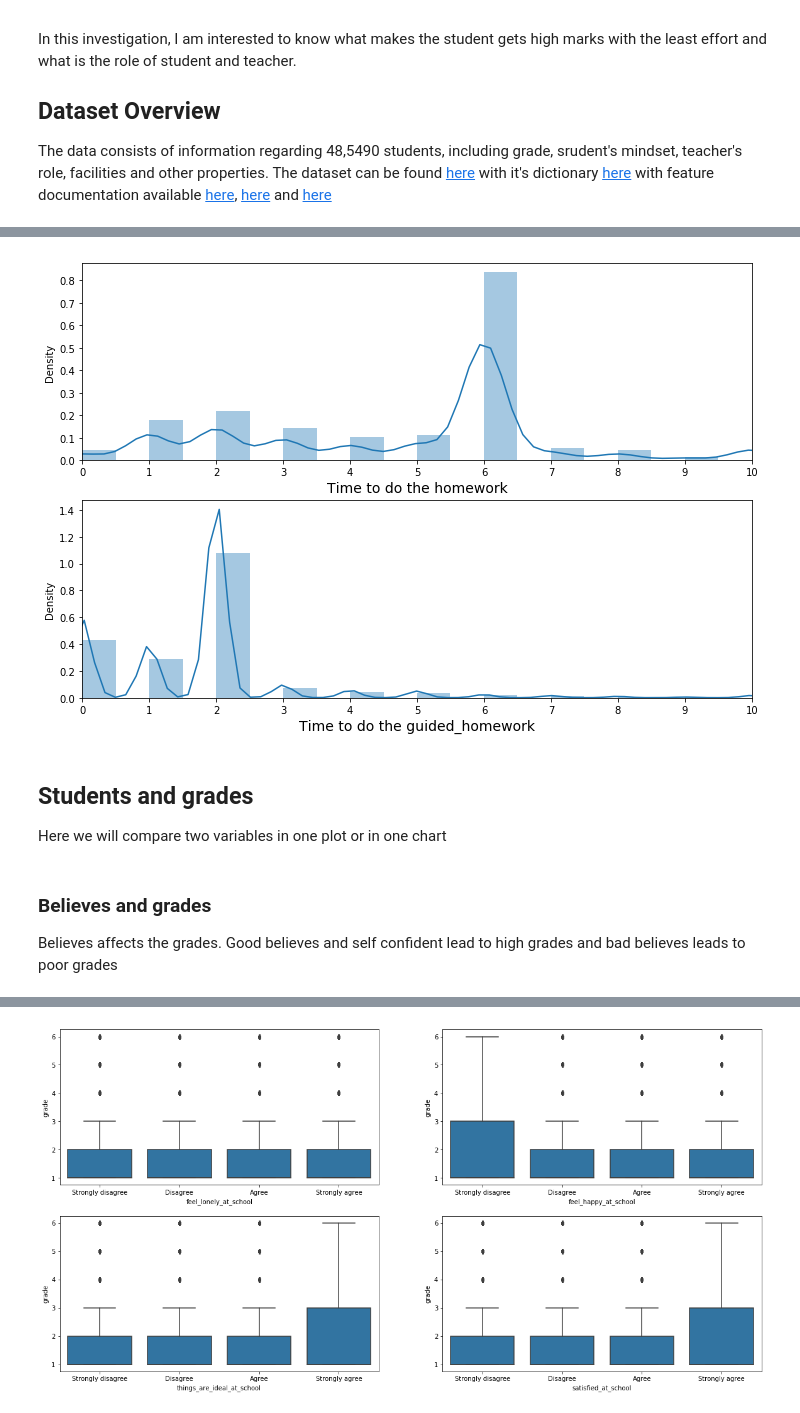
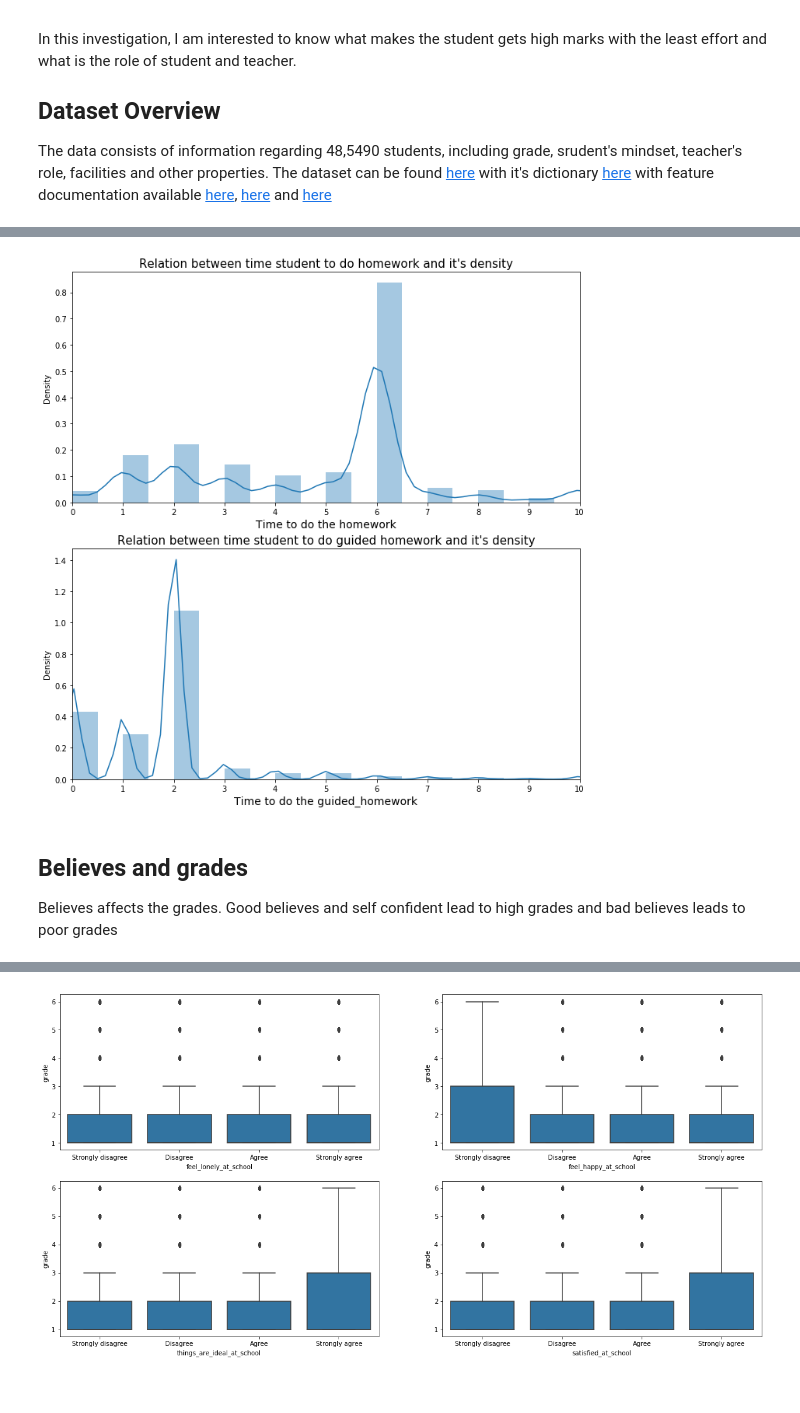
Before and after one commit to Haitham-Darwish/Communicate-data-findings, a Jupyter notebook: slide_deck_template.ipynb, the cells around one changed output, grey strips where cells are left out. Cells and saved outputs as stored; diff of their text form; code cells hidden in the pictures.

```diff
--- a/slide_deck_template.ipynb
+++ b/slide_deck_template.ipynb
@@ -104,28 +101,28 @@ plt.xlim(0,10);
 Student spends less hour in the guided homework, as most popular hour in guided homework is two hours which is less than home work which is six.
 # %%
-plt.figure(figsize=[12,8])
+plt.figure(figsize=[ 11.69, 12])
+
 # subplot 1: homework
 plt.subplot(2, 1, 1)
 # plot the time to do the homework
 sb.distplot(student_roles_df_clean.homework, bins=60, color = default_color);
 
 plt.xticks(list(range(11)))
 plt.xlabel("Time to do the homework", size=14)
+plt.title("Relation between time student to do homework and it's density", size=15)
 plt.xlim(0,10);
 
 # subplot 2: guided_homework
 plt.subplot(2, 1, 2)
 # plot the time to do the guided_homework
 sb.distplot(student_roles_df_clean.guided_homework, bins=60, color = default_color);
 plt.xticks(list(range(11)))
 
+plt.title("Relation between time student to do guided homework and it's density", size=15)
 plt.xlabel("Time to do the guided_homework", size=14)
 plt.xlim(0,10);
 # %% [output]
-[figure, old version]
+[figure, new version]
-# %% [markdown]
-## Students and grades
-Here we will compare two variables in one plot or in one chart
 # %%
 def make_boxplot(var_list, width=20, height=40):
     """
@@ -160,7 +157,7 @@ def make_dist(var_list, table):
 
         g.set_titles('{col_name}', size=14)
 # %% [markdown]
-### Believes and grades
+## Believes and grades
 Believes affects the grades. Good believes and self confident lead to high grades and bad believes leads to poor grades
 # %%
 student_ideas=["worry_that_it_will_be_difficult", "believe_not_good_at_maths", "very_tense_math", "believe_good_grades_in_math",
```
Also changed, not shown: parts of 58 cells of this notebook, 1 other file.
